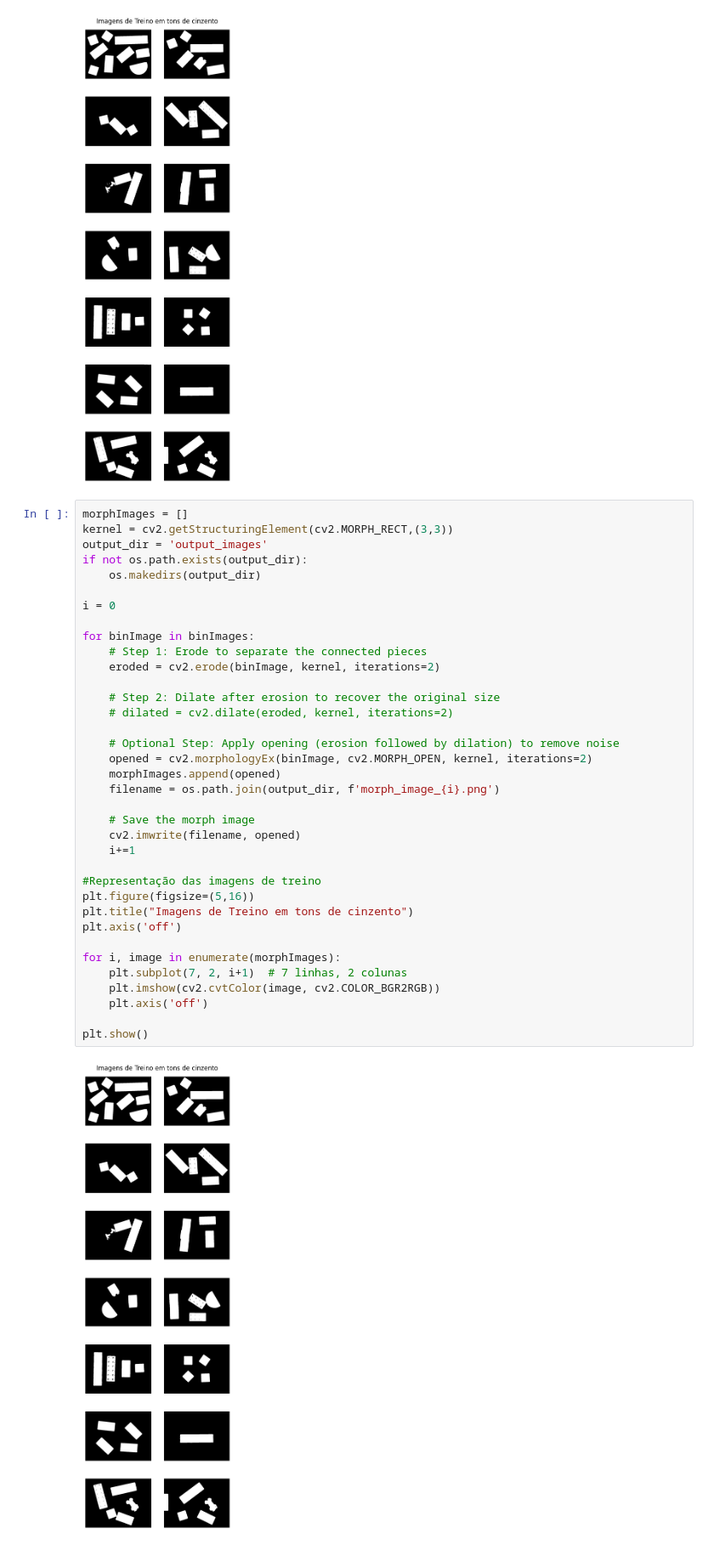
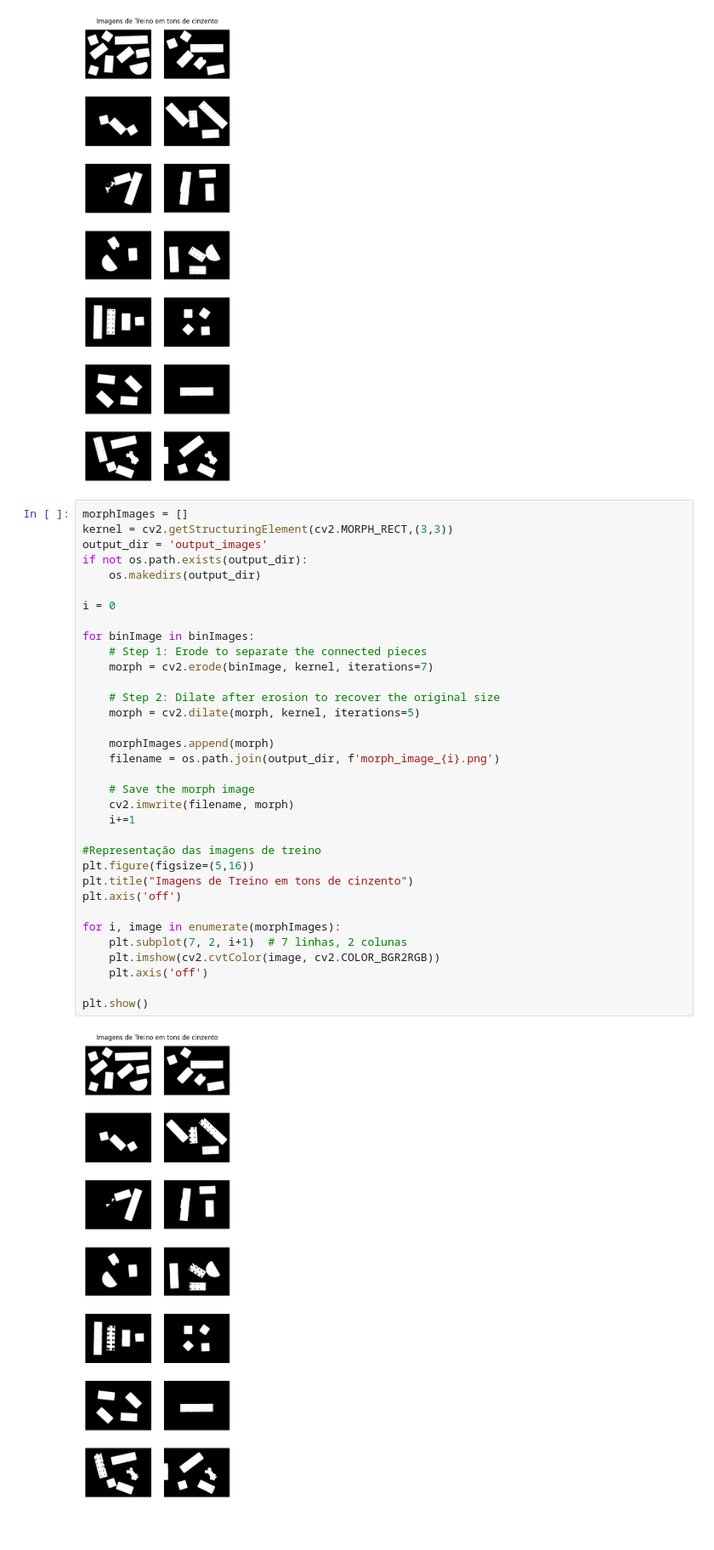
Before and after one commit to LPSD18/PIV, a Jupyter notebook: TP1/PIV_TP1_48328_48168.ipynb, the cells around one changed output. Shown at 85% size. Cells and saved outputs as stored; diff of their text form.

```diff
--- a/TP1/PIV_TP1_48328_48168.ipynb
+++ b/TP1/PIV_TP1_48328_48168.ipynb
@@ -301,40 +301,38 @@ plt.show()
 morphImages = []
 kernel = cv2.getStructuringElement(cv2.MORPH_RECT,(3,3))
 output_dir = 'output_images'
 if not os.path.exists(output_dir):
     os.makedirs(output_dir)
 
 i = 0
 
 for binImage in binImages:
     # Step 1: Erode to separate the connected pieces
-    eroded = cv2.erode(binImage, kernel, iterations=2)
+    morph = cv2.erode(binImage, kernel, iterations=7)
 
     # Step 2: Dilate after erosion to recover the original size
-    # dilated = cv2.dilate(eroded, kernel, iterations=2)
+    morph = cv2.dilate(morph, kernel, iterations=5)
 
-    # Optional Step: Apply opening (erosion followed by dilation) to remove noise
-    opened = cv2.morphologyEx(binImage, cv2.MORPH_OPEN, kernel, iterations=2)
-    morphImages.append(opened)
+    morphImages.append(morph)
     filename = os.path.join(output_dir, f'morph_image_{i}.png')
 
     # Save the morph image
-    cv2.imwrite(filename, opened)
+    cv2.imwrite(filename, morph)
     i+=1
 
 #Representação das imagens de treino
 plt.figure(figsize=(5,16))
 plt.title("Imagens de Treino em tons de cinzento")
 plt.axis('off')
 
 for i, image in enumerate(morphImages):
     plt.subplot(7, 2, i+1)  # 7 linhas, 2 colunas
     plt.imshow(cv2.cvtColor(image, cv2.COLOR_BGR2RGB))
     plt.axis('off')
 
 plt.show()
 # %% [output]
-[figure, old version]
+[figure, new version]
 # %%
 i=0
 for image in morphImages:
```
Also changed, not shown: parts of 1 cell of this notebook, 14 other files.
